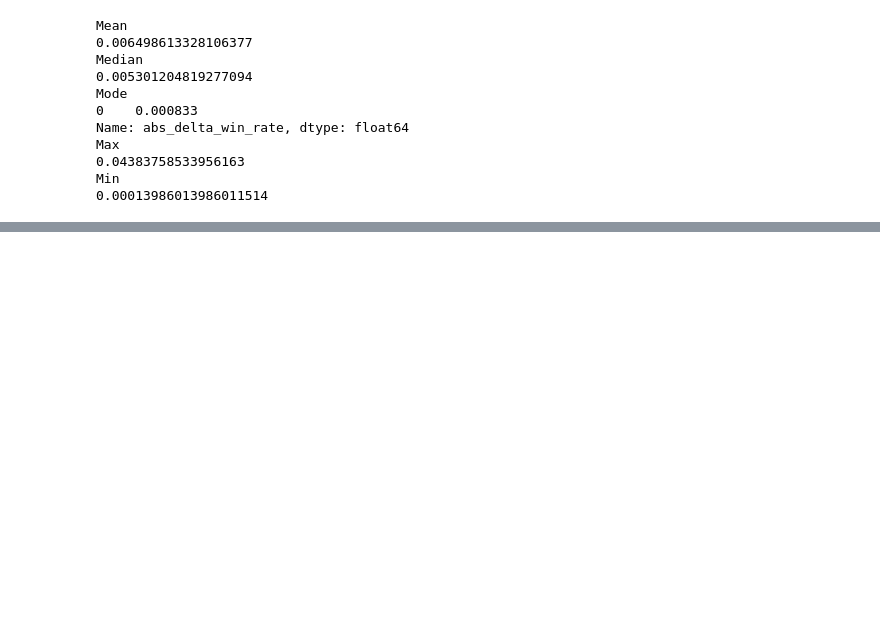
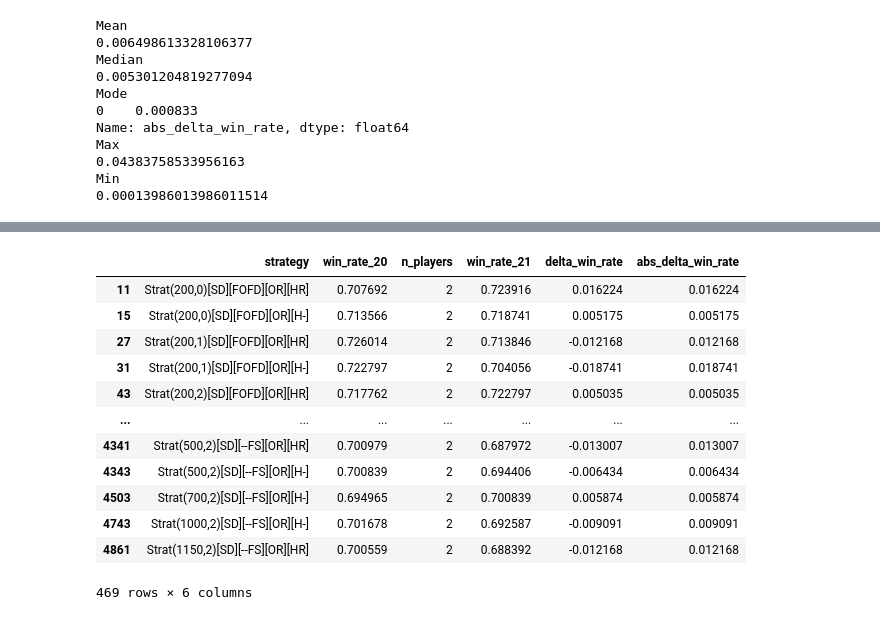
Before and after one commit to Isaac-McPadden/Farkle_II, a Jupyter notebook: notebooks/poking_around.ipynb, the cells around one changed output, grey strips where cells are left out. Drawn from its saved outputs; the diff is of its cells as text; code cells hidden in the pictures; blank space fills up the shorter version.

```diff
--- a/notebooks/poking_around.ipynb
+++ b/notebooks/poking_around.ipynb
@@ -510,0 +519,17 @@ Min
+# %%
+best_strats_var = non_zero_abs_delta_win_rate[(non_zero_abs_delta_win_rate["win_rate_20"] >= 0.7) | (non_zero_abs_delta_win_rate["win_rate_21"] >= 0.7)]
+best_strats_var
+# %% [output]
+|  | strategy | win_rate_20 | n_players | win_rate_21 | delta_win_rate | abs_delta_win_rate |
+| 11 | Strat(200,0)[SD][FOFD][OR][HR] | 0.707692 | 2 | 0.723916 | 0.016224 | 0.016224 |
+| 15 | Strat(200,0)[SD][FOFD][OR][H-] | 0.713566 | 2 | 0.718741 | 0.005175 | 0.005175 |
+| 27 | Strat(200,1)[SD][FOFD][OR][HR] | 0.726014 | 2 | 0.713846 | -0.012168 | 0.012168 |
+| 31 | Strat(200,1)[SD][FOFD][OR][H-] | 0.722797 | 2 | 0.704056 | -0.018741 | 0.018741 |
+| 43 | Strat(200,2)[SD][FOFD][OR][HR] | 0.717762 | 2 | 0.722797 | 0.005035 | 0.005035 |
+| ... | ... | ... | ... | ... | ... | ... |
+| 4341 | Strat(500,2)[SD][--FS][OR][HR] | 0.700979 | 2 | 0.687972 | -0.013007 | 0.013007 |
+| 4343 | Strat(500,2)[SD][--FS][OR][H-] | 0.700839 | 2 | 0.694406 | -0.006434 | 0.006434 |
+| 4503 | Strat(700,2)[SD][--FS][OR][H-] | 0.694965 | 2 | 0.700839 | 0.005874 | 0.005874 |
+| 4743 | Strat(1000,2)[SD][--FS][OR][H-] | 0.701678 | 2 | 0.692587 | -0.009091 | 0.009091 |
+| 4861 | Strat(1150,2)[SD][--FS][OR][HR] | 0.700559 | 2 | 0.688392 | -0.012168 | 0.012168 |
+469 rows × 6 columns
```
Also changed, not shown: parts of 6 cells of this notebook, 12 other files.
